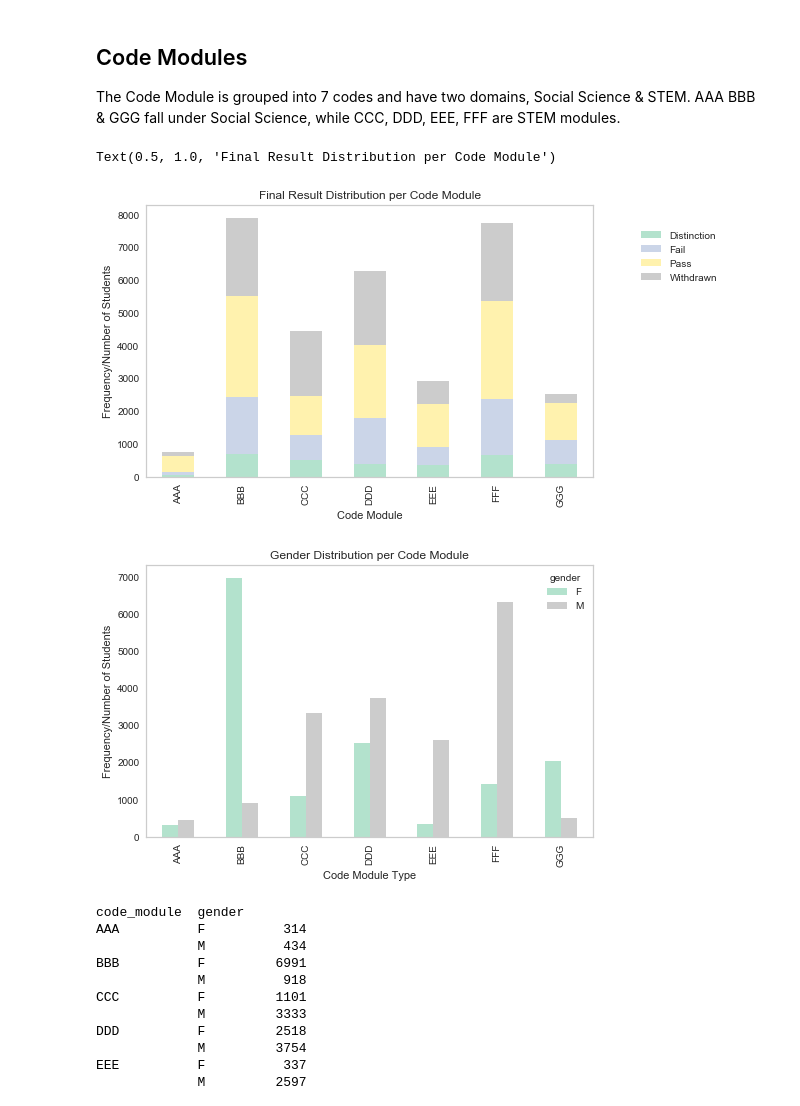
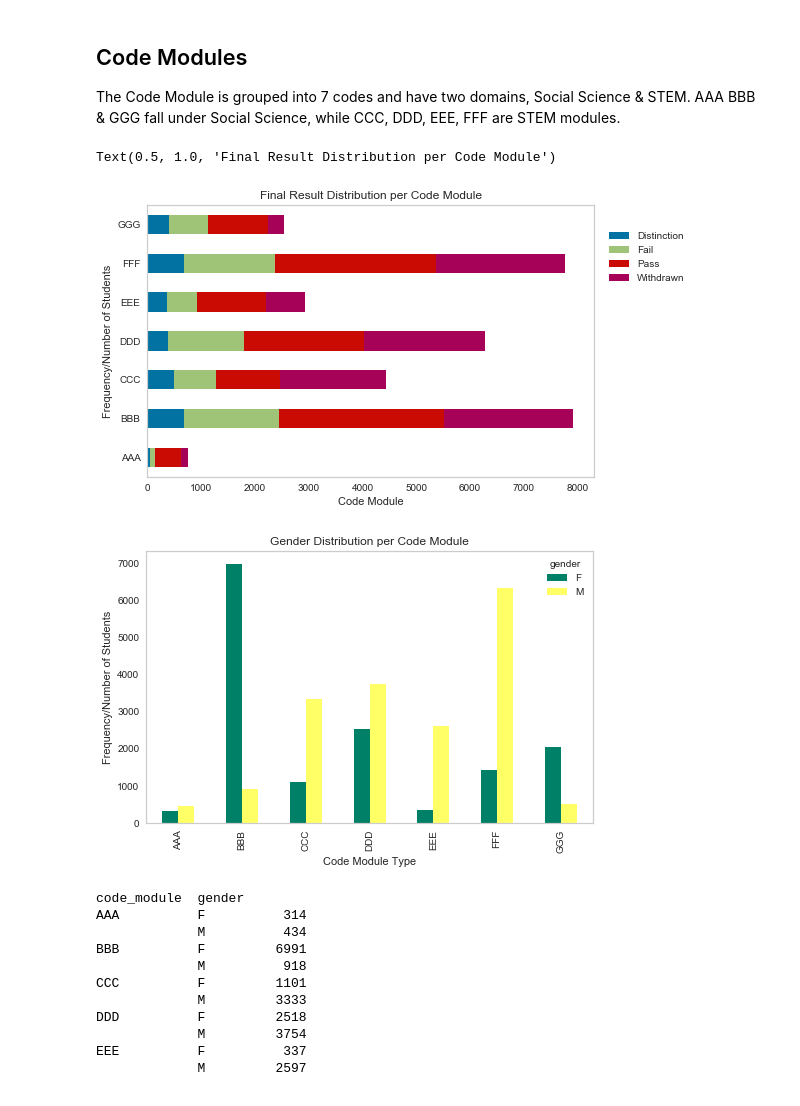
Before and after one commit to georgetown-analytics/University-Learning-Analytics, a Jupyter notebook: code/exploratory data analysis/Phase 1 Exploratory Data Analysis.ipynb, the cells around one changed output. Cells and saved outputs as stored; diff of their text form; code cells hidden in the pictures.

```diff
--- a/code/exploratory data analysis/Phase 1 Exploratory Data Analysis.ipynb
+++ b/code/exploratory data analysis/Phase 1 Exploratory Data Analysis.ipynb
@@ -230,27 +237,27 @@ The Code Module is grouped into 7 codes and have two domains, Social Science & S
 # %%
 #Final Result Distribution per Code Module
 
-dfstudentinfo.groupby(['code_module','final_result']).size().unstack().plot(kind='bar',stacked=True, colormap = 'Pastel2',figsize = (8,5))
+dfstudentinfo.groupby(['code_module','final_result']).size().unstack().plot(kind='barh',stacked=True,figsize = (8,5))
 plt.grid(b=None)
-plt.legend(loc = (1.1, 0.7))
+plt.legend(loc = (1.025, 0.7))
 plt.ylabel("Frequency/Number of Students")
 plt.xlabel("Code Module")
 plt.title("Final Result Distribution per Code Module")
 #plt.savefig("~rft.png")
 # %% [output]
 Text(0.5, 1.0, 'Final Result Distribution per Code Module')
-[figure, old version]
+[figure, new version]
 # %%
 #Gender Distribution per Code Module.
 
-dfstudentinfo.groupby(['code_module','gender']).size().unstack().plot(kind='bar',stacked=False, colormap='Pastel2', figsize = (8,5))
+dfstudentinfo.groupby(['code_module','gender']).size().unstack().plot(kind='bar',stacked=False, colormap='summer', figsize = (8,5))
 plt.grid(b=None)
 plt.ylabel("Frequency/Number of Students")
 plt.xlabel("Code Module Type")
 plt.title("Gender Distribution per Code Module")
 plt.show()
 # %% [output]
-[figure, old version]
+[figure, new version]
 # %%
 #Gender Counts per Code Module
 dfstudentinfo.groupby(['code_module', 'gender'])['gender'].count()
```
Also changed, not shown: parts of 14 cells of this notebook.
